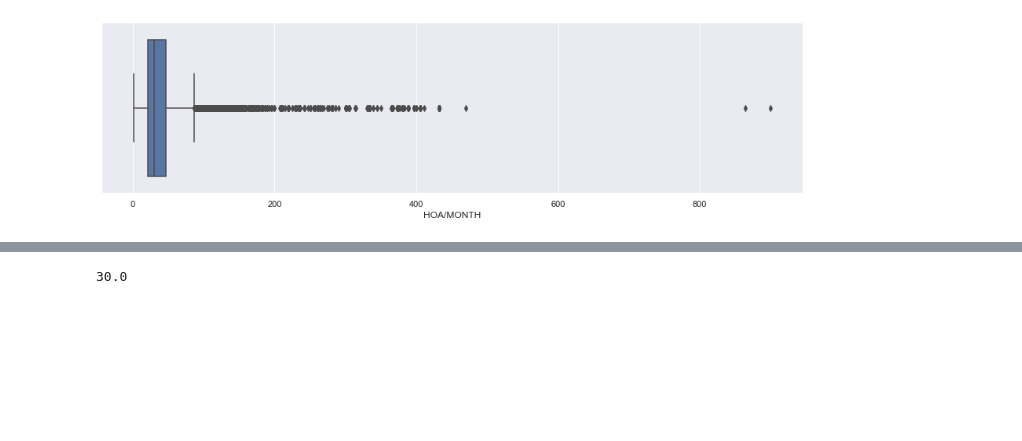
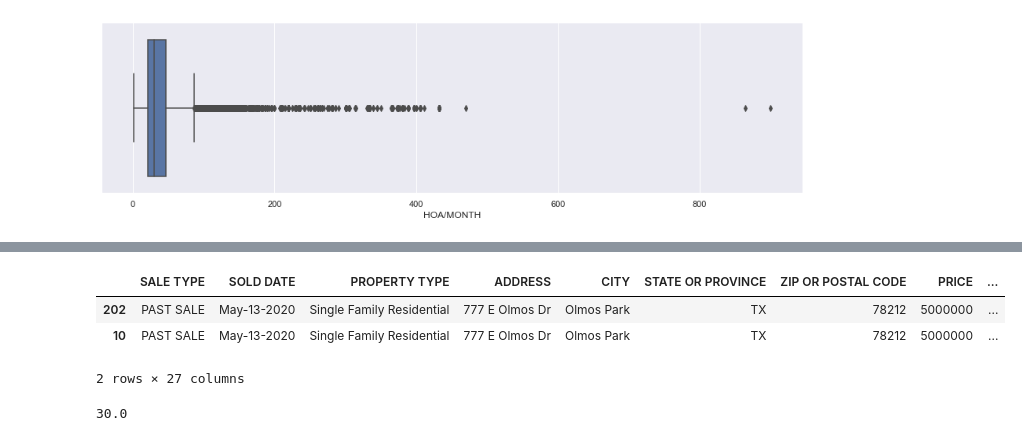
Before and after one commit to randallb15/PredictingSAHomeValues, a Jupyter notebook: EDA.ipynb, the cells around one changed output, grey strips where cells are left out. Cells and saved outputs as stored; diff of their text form; code cells hidden in the pictures; blank space fills up the shorter version.

```diff
--- a/EDA.ipynb
+++ b/EDA.ipynb
@@ -78,3 +85,10 @@ ax = sns.boxplot(x=df['HOA/MONTH'])
+# %%
+df[df['SQUARE FEET'] == 10120.0]
+# %% [output]
+|  | SALE TYPE | SOLD DATE | PROPERTY TYPE | ADDRESS | CITY | STATE OR PROVINCE | ZIP OR POSTAL CODE | PRICE | ... |
+| 202 | PAST SALE | May-13-2020 | Single Family Residential | 777 E Olmos Dr | Olmos Park | TX | 78212 | 5000000 | ... |
+| 10 | PAST SALE | May-13-2020 | Single Family Residential | 777 E Olmos Dr | Olmos Park | TX | 78212 | 5000000 | ... |
+2 rows × 27 columns
 # %%
 df['HOA/MONTH'].median()
 # %% [output]
```
Also changed, not shown: parts of 7 cells of this notebook, 3 other files.
